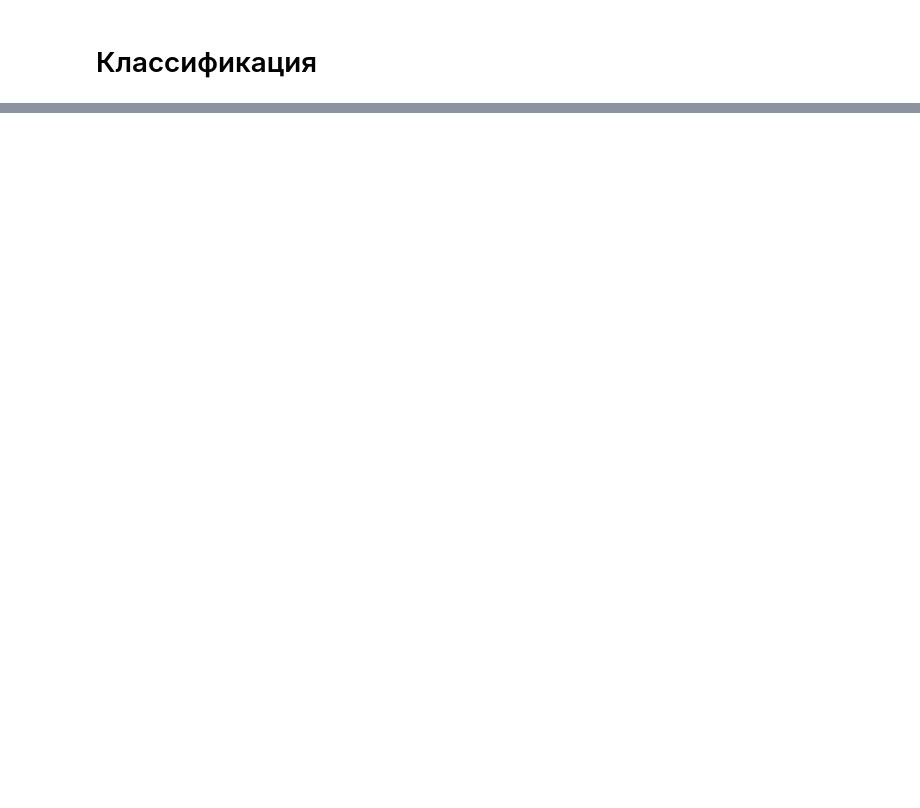
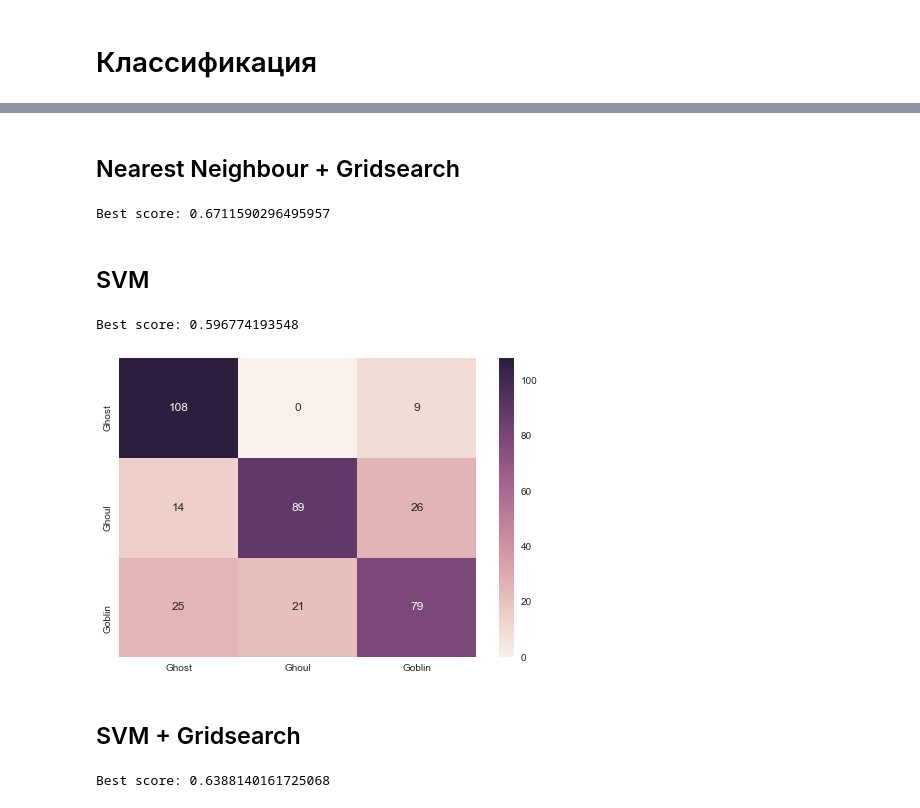
Before and after one commit to lithiumdenis/MLSchool, a Jupyter notebook: 3. Гоблины, гули и призраки.ipynb, the cells around one changed output, grey strips where cells are left out. Drawn from its saved outputs; the diff is of its cells as text; code cells hidden in the pictures; blank space fills up the shorter version.

```diff
--- a/3. Гоблины, гули и призраки.ipynb
+++ b/3. Гоблины, гули и призраки.ipynb
@@ -214,0 +190,11 @@ answers.to_csv('submission.csv', index=False)
+# %%
+clf = LogisticRegression()
+
+parameter_grid = {  }
+cross_validation = StratifiedKFold(n_splits=10, random_state=SEED)
+
+grid_search = GridSearchCV(clf,
+                           param_grid=parameter_grid,
+                           cv=cross_validation)
+grid_search.fit(X_tr, y_tr);
+print('Best score: {}'.format(grid_search.best_score_))
@@ -214,0 +235,56 @@ answers.to_csv('submission.csv', index=False)
+# %% [markdown]
+## Nearest Neighbour + Gridsearch
+# %%
+parameter_grid = {  }
+cross_validation = StratifiedKFold(n_splits=10, random_state=SEED)
+
+clf = KNeighborsClassifier()
+
+grid_search2 = GridSearchCV(clf,
+                           param_grid=parameter_grid,
+                           cv=cross_validation)
+grid_search2.fit(X_tr, y_tr);
+print('Best score: {}'.format(grid_search2.best_score_))
+# %% [output]
+Best score: 0.6711590296495957
+# %% [markdown]
+## SVM
+# %%
+from sklearn.svm import SVC
+typeSVM = SVC()
+scores = cross_val_score(typeSVM, X_tr, y_tr)
+typeSVM.fit(X_tr, y_tr)
+print('Best score:', scores.min())
+
+# confusion matrix
+y_tr_pr = typeSVM.predict(X_tr)
+cm = pd.DataFrame(confusion_matrix(y_tr, y_tr_pr),
+                  index=monsterenc.classes_,
+                  columns=monsterenc.classes_)
+sns.heatmap(cm, annot=True, fmt="d")
+
+#Kaggle save
+X_te = poly_features.fit_transform(test.drop(['id'], axis=1))
+y_te = typeSVM.predict(X_te)
+ans_svm = pd.DataFrame({'id': test['id'], 'type': monsterenc.inverse_transform(y_te)})
+ans_svm.to_csv('ans_svm.csv', index=False)
+# %% [output]
+Best score: 0.596774193548
+[figure, added]
+# %% [markdown]
+## SVM + Gridsearch
+# %%
+from sklearn.svm import SVC
+
+clf = SVC()
+
+parameter_grid = {  }
+cross_validation = StratifiedKFold(n_splits=10, random_state=SEED)
+
+grid_search = GridSearchCV(clf,
+                           param_grid=parameter_grid,
+                           cv=cross_validation)
+grid_search.fit(X_tr, y_tr);
+print('Best score: {}'.format(grid_search.best_score_))
+# %% [output]
+Best score: 0.6388140161725068
```
Also changed, not shown: parts of 26 cells of this notebook, 2 other files.
